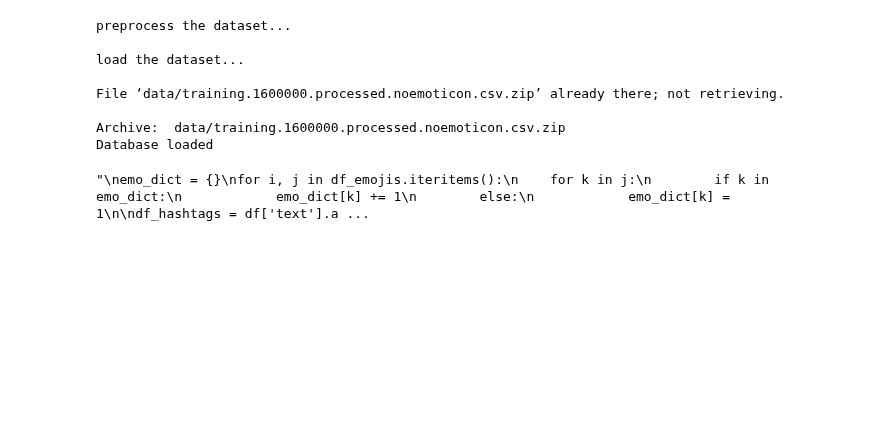
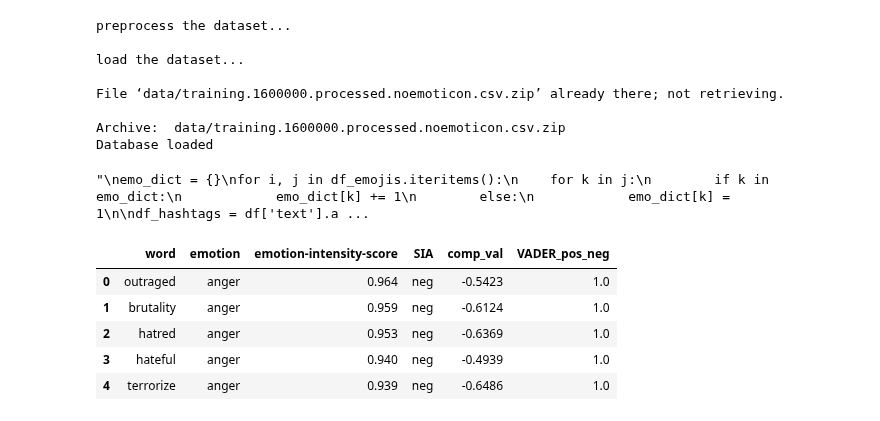
Before and after one commit to aascode/sentiment-analysis-2, a Jupyter notebook: sentiment_analysis_preprocessing_multiclass.ipynb, the cells around one changed output. Drawn from its saved outputs; the diff is of its cells as text; code cells hidden in the pictures; blank space fills up the shorter version.

```diff
--- a/sentiment_analysis_preprocessing_multiclass.ipynb
+++ b/sentiment_analysis_preprocessing_multiclass.ipynb
@@ -287,7 +288,10 @@ def flair_lstm(text):
     sentence = flair.data.Sentence(text)
     flair_sent.predict(sentences=sentence)
     total_sent = sentence.labels
-    return total_sent
+    for label in total_sent:
+        value = label.value
+        score = label.score
+        return '1' if value == 'POSITIVE' else '-1'
 # %% [markdown]
 ### **Stanza**
 * stanza pipeline by using a CNN classifier.
@@ -426,3 +430,12 @@ df_test['VADER_pos_neg'] = df_test['word'].apply(
     )
 # %%
 df_test['flair'] = df_test['word'].apply(lambda x: flair_lstm(x))
+# %%
+df_test.head()
+# %% [output]
+|  | word | emotion | emotion-intensity-score | SIA | comp_val | VADER_pos_neg |
+| 0 | outraged | anger | 0.964 | neg | -0.5423 | 1.0 |
+| 1 | brutality | anger | 0.959 | neg | -0.6124 | 1.0 |
+| 2 | hatred | anger | 0.953 | neg | -0.6369 | 1.0 |
+| 3 | hateful | anger | 0.940 | neg | -0.4939 | 1.0 |
+| 4 | terrorize | anger | 0.939 | neg | -0.6486 | 1.0 |
```
Also changed, not shown: parts of 16 cells of this notebook, 2 other files.
